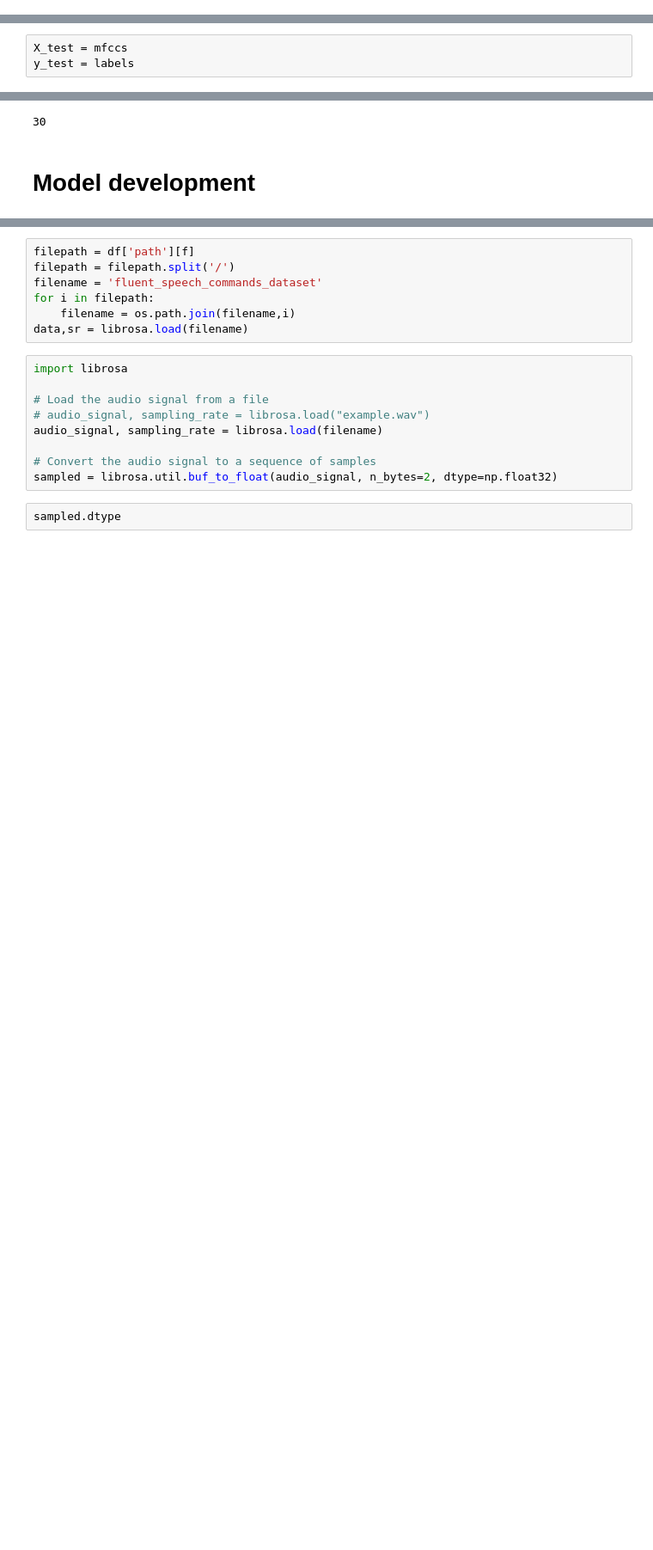
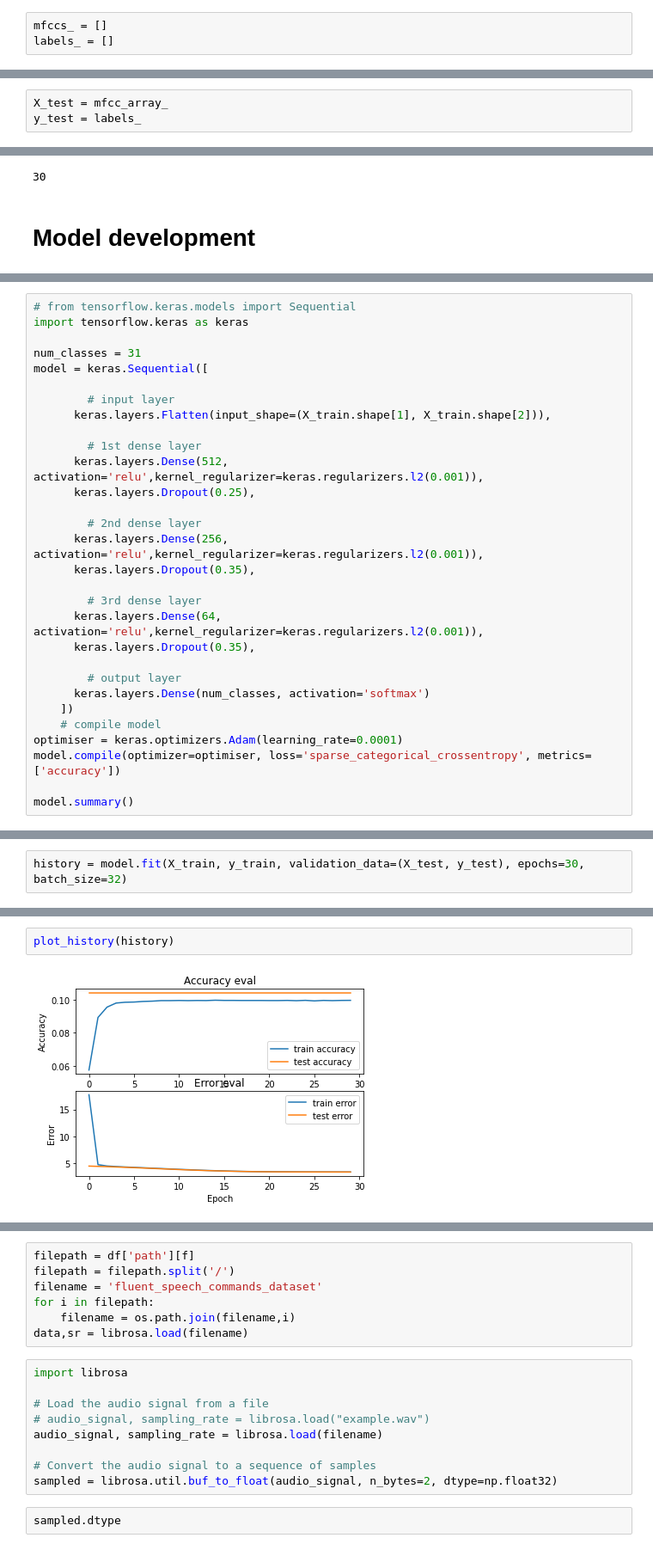
Before and after one commit to Kasuletrevor/Kasuletrevor, a Jupyter notebook: FSC.ipynb, the cells around one changed output, grey strips where cells are left out. Shown at 86% size. Cells and saved outputs as stored; diff of their text form; blank space fills up the shorter version.

Commit message:
WITH MODEL

```diff
--- a/FSC.ipynb
+++ b/FSC.ipynb
@@ -547,2 +835,5 @@ labels = []
+# %%
+mfccs_ = []
+labels_ = []
 # %%
 for index, row in df1.iterrows():
@@ -578,4 +901,4 @@ labels = le.fit_transform(labels)
 # %%
-X_test = mfccs
-y_test = labels
+X_test = mfcc_array_
+y_test = labels_
 # %%
@@ -586,0 +937,30 @@ np.max(labels)
+# %%
+# from tensorflow.keras.models import Sequential
+import tensorflow.keras as keras
+
+num_classes = 31
+model = keras.Sequential([
+
+        # input layer
+      keras.layers.Flatten(input_shape=(X_train.shape[1], X_train.shape[2])),
+
+        # 1st dense layer
+      keras.layers.Dense(512, activation='relu',kernel_regularizer=keras.regularizers.l2(0.001)),
+      keras.layers.Dropout(0.25),
+
+        # 2nd dense layer
+      keras.layers.Dense(256, activation='relu',kernel_regularizer=keras.regularizers.l2(0.001)),
+      keras.layers.Dropout(0.35),
+
+        # 3rd dense layer
+      keras.layers.Dense(64, activation='relu',kernel_regularizer=keras.regularizers.l2(0.001)),
+      keras.layers.Dropout(0.35),
+
+        # output layer
+      keras.layers.Dense(num_classes, activation='softmax')
+    ])
+    # compile model
+optimiser = keras.optimizers.Adam(learning_rate=0.0001)
+model.compile(optimizer=optimiser, loss='sparse_categorical_crossentropy', metrics=['accuracy'])
+
+model.summary()
@@ -586,0 +985,2 @@ np.max(labels)
+# %%
+history = model.fit(X_train, y_train, validation_data=(X_test, y_test), epochs=30, batch_size=32)
@@ -586,0 +1005,4 @@ np.max(labels)
+# %%
+plot_history(history)
+# %% [output]
+[figure, added]
```
Also changed, not shown: parts of 98 cells of this notebook.
